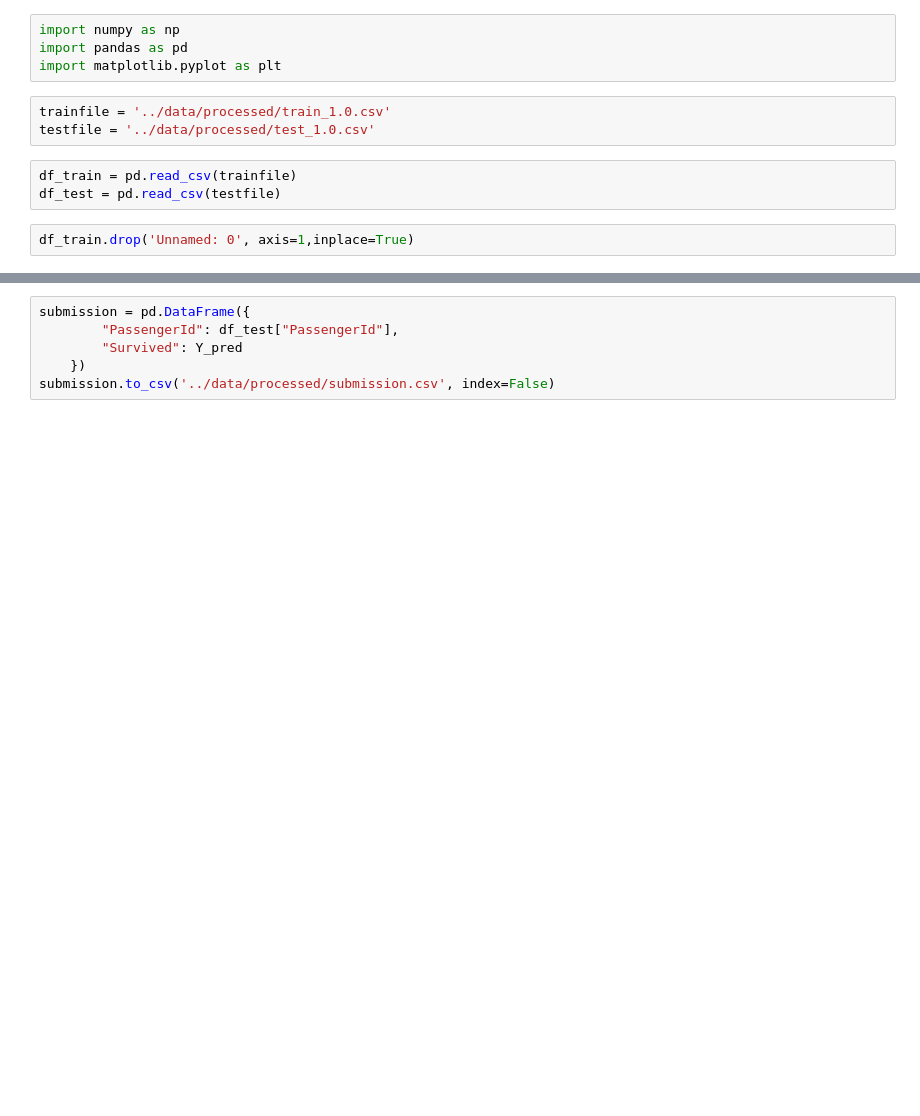
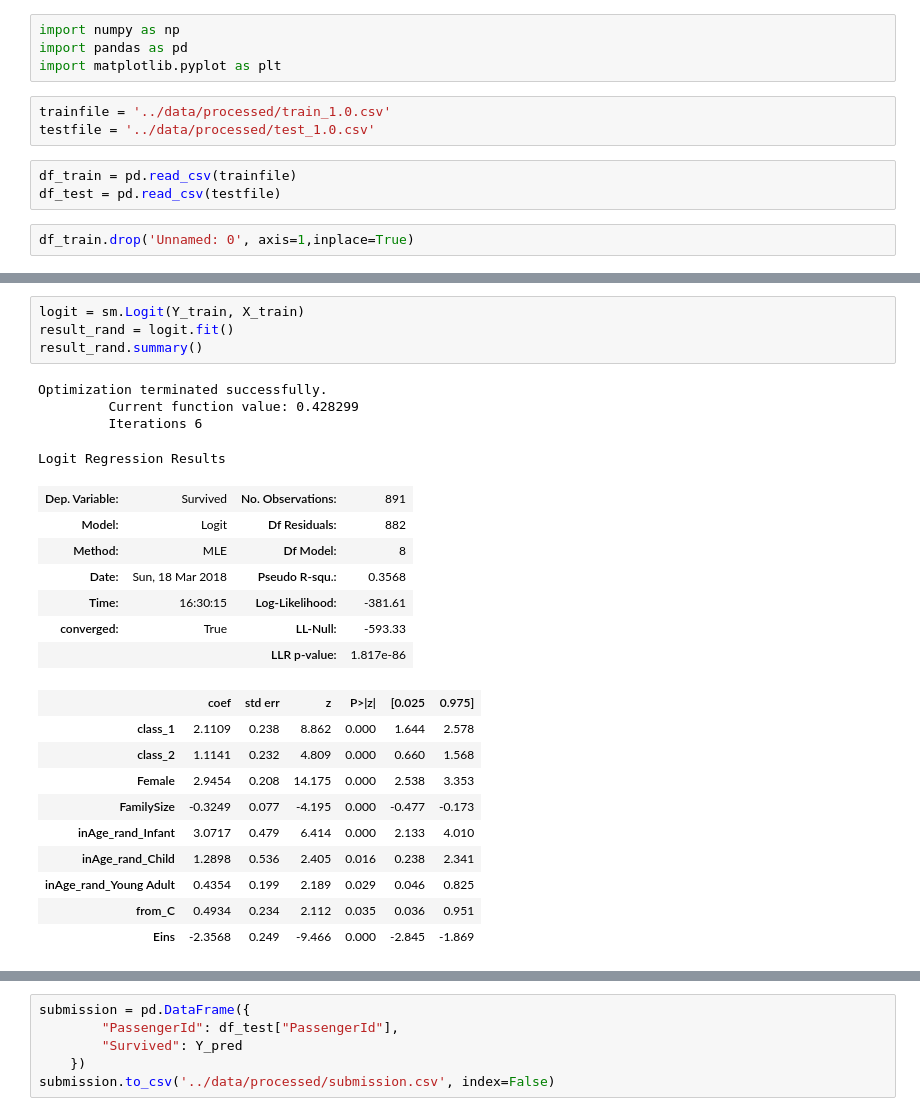
Before and after one commit to gettecr/TitanicKaggle, a Jupyter notebook: notebooks/2.0-crg-regression-modeling.ipynb, the cells around one changed output, grey strips where cells are left out. Drawn from its saved outputs; the diff is of its cells as text; blank space fills up the shorter version.

```diff
--- a/notebooks/2.0-crg-regression-modeling.ipynb
+++ b/notebooks/2.0-crg-regression-modeling.ipynb
@@ -46 +42,27 @@ X_train.shape, Y_train.shape, X_test.shape
+# %%
+logit = sm.Logit(Y_train, X_train)
+result_rand = logit.fit()
+result_rand.summary()
+# %% [output]
+Optimization terminated successfully.
+         Current function value: 0.428299
+         Iterations 6
+Logit Regression Results
+| Dep. Variable: | Survived | No. Observations: | 891 |
+| Model: | Logit | Df Residuals: | 882 |
+| Method: | MLE | Df Model: | 8 |
+| Date: | Sun, 18 Mar 2018 | Pseudo R-squ.: | 0.3568 |
+| Time: | 16:30:15 | Log-Likelihood: | -381.61 |
+| converged: | True | LL-Null: | -593.33 |
+|  |  | LLR p-value: | 1.817e-86 |
+|  | coef | std err | z | P>|z| | [0.025 | 0.975] |
+| class_1 | 2.1109 | 0.238 | 8.862 | 0.000 | 1.644 | 2.578 |
+| class_2 | 1.1141 | 0.232 | 4.809 | 0.000 | 0.660 | 1.568 |
+| Female | 2.9454 | 0.208 | 14.175 | 0.000 | 2.538 | 3.353 |
+| FamilySize | -0.3249 | 0.077 | -4.195 | 0.000 | -0.477 | -0.173 |
+| inAge_rand_Infant | 3.0717 | 0.479 | 6.414 | 0.000 | 2.133 | 4.010 |
+| inAge_rand_Child | 1.2898 | 0.536 | 2.405 | 0.016 | 0.238 | 2.341 |
+| inAge_rand_Young Adult | 0.4354 | 0.199 | 2.189 | 0.029 | 0.046 | 0.825 |
+| from_C | 0.4934 | 0.234 | 2.112 | 0.035 | 0.036 | 0.951 |
+| Eins | -2.3568 | 0.249 | -9.466 | 0.000 | -2.845 | -1.869 |
 # %%
```
Also changed, not shown: parts of 11 cells of this notebook, 12 other files.
